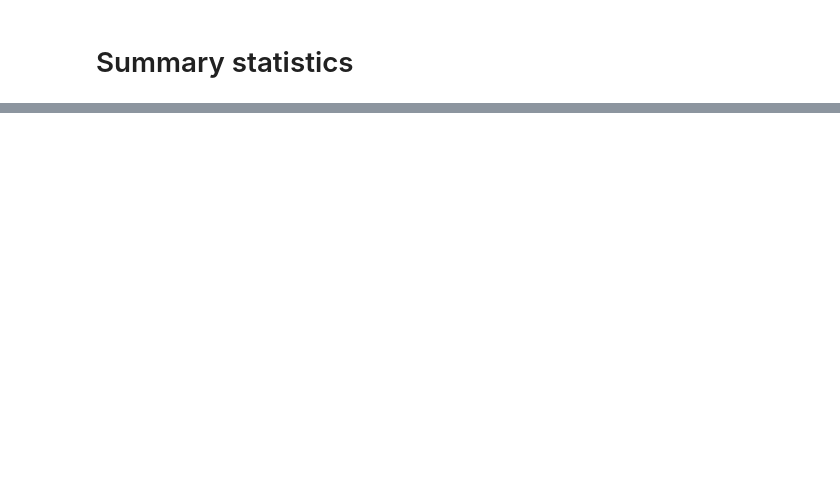
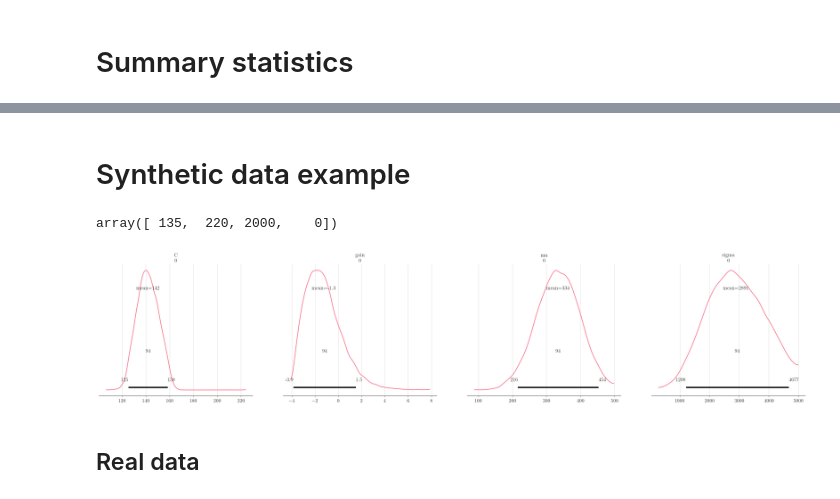
Before and after one commit to dirmeier/sbijax, a Jupyter notebook: manuscript+supplement/experimental_code/chp5-real_data_example.ipynb, the cells around one changed output, grey strips where cells are left out. Saved outputs shown, nothing was run; the diff lists cells and outputs as text; code cells hidden in the pictures; blank space fills up the shorter version.

```diff
--- a/manuscript+supplement/experimental_code/chp5-real_data_example.ipynb
+++ b/manuscript+supplement/experimental_code/chp5-real_data_example.ipynb
@@ -226,3 +201,3 @@ def summarize(y, n_summaries=33):
     return summaries
 # %%
-f_train, summaries_train = summarize(y_train)
+summaries_train = summarize(eeg_data["y_train"])
@@ -247,0 +216,37 @@ plt.show()
+# %%
+n_dim_data = 33
+n_dim_theta = 4
+n_layers, hidden_sizes = 10, (64, 64)
+neural_network = make_maf(n_dim_theta, n_layers, hidden_sizes=hidden_sizes)
+
+fns = prior_fn, None
+estim = NPE(fns, neural_network)
+# %%
+data = {"y": summaries_train, "theta": eeg_data["theta_train"]}
+params, info = estim.fit(
+    jr.PRNGKey(1),
+    data=data,
+    optimizer=optax.adam(0.0001),
+    n_early_stopping_delta=0.00001,
+    n_early_stopping_patience=30,
+)
+# %% [markdown]
+# Synthetic data example
+# %%
+posterior, diagnostics = estim.sample_posterior(
+    jr.PRNGKey(2),
+    params,
+    observable=summarize(eeg_data["y_synthetic"].reshape(1, -1)),
+    n_samples=10_000,
+)
+# %%
+eeg_data["theta_synthetic"]
+# %% [output]
+array([ 135,  220, 2000,    0])
+# %%
+az.plot_posterior(posterior)
+plt.show()
+# %% [output]
+[figure, added]
+# %% [markdown]
+## Real data
```
Also changed, not shown: parts of 23 cells of this notebook, 7 other files.
